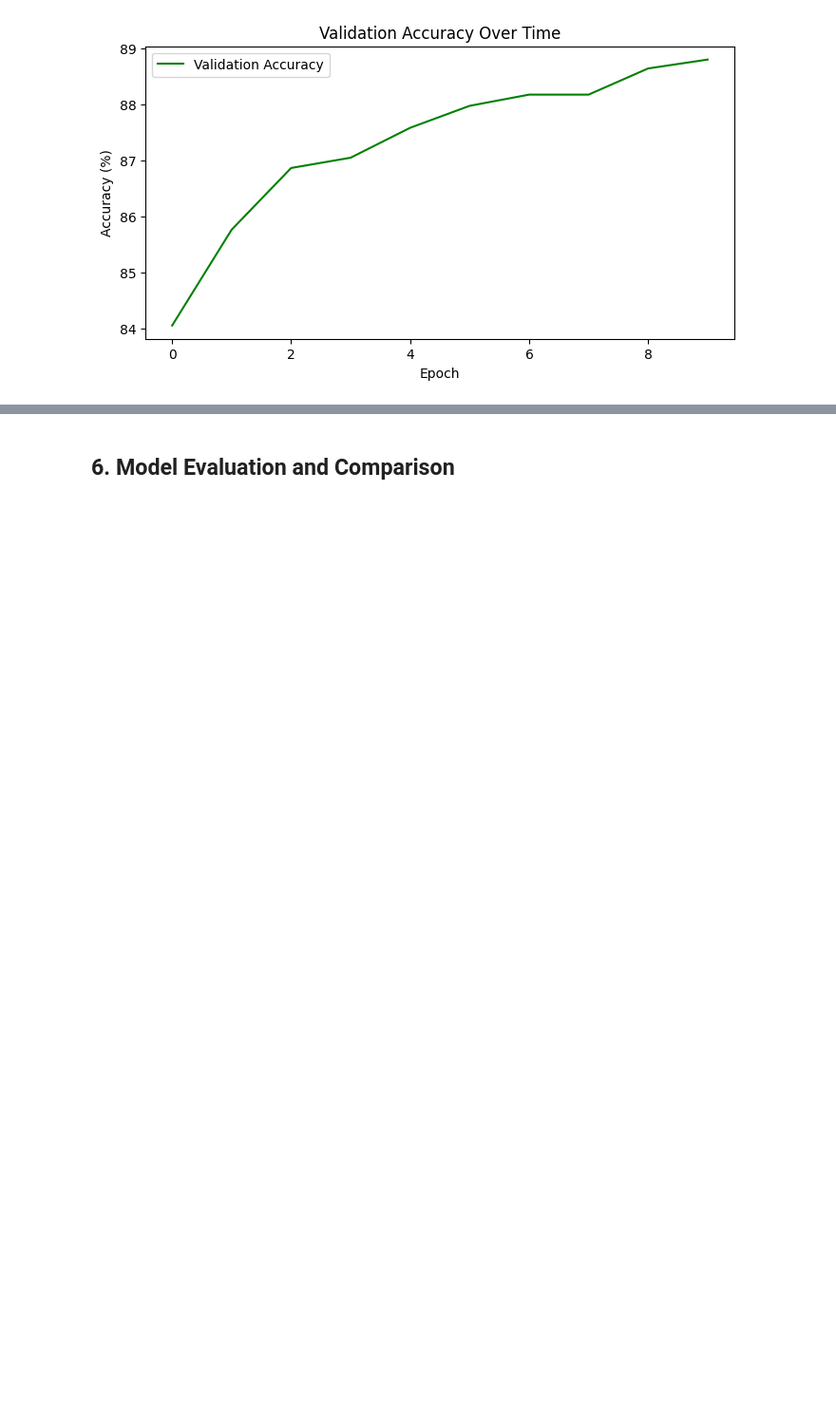
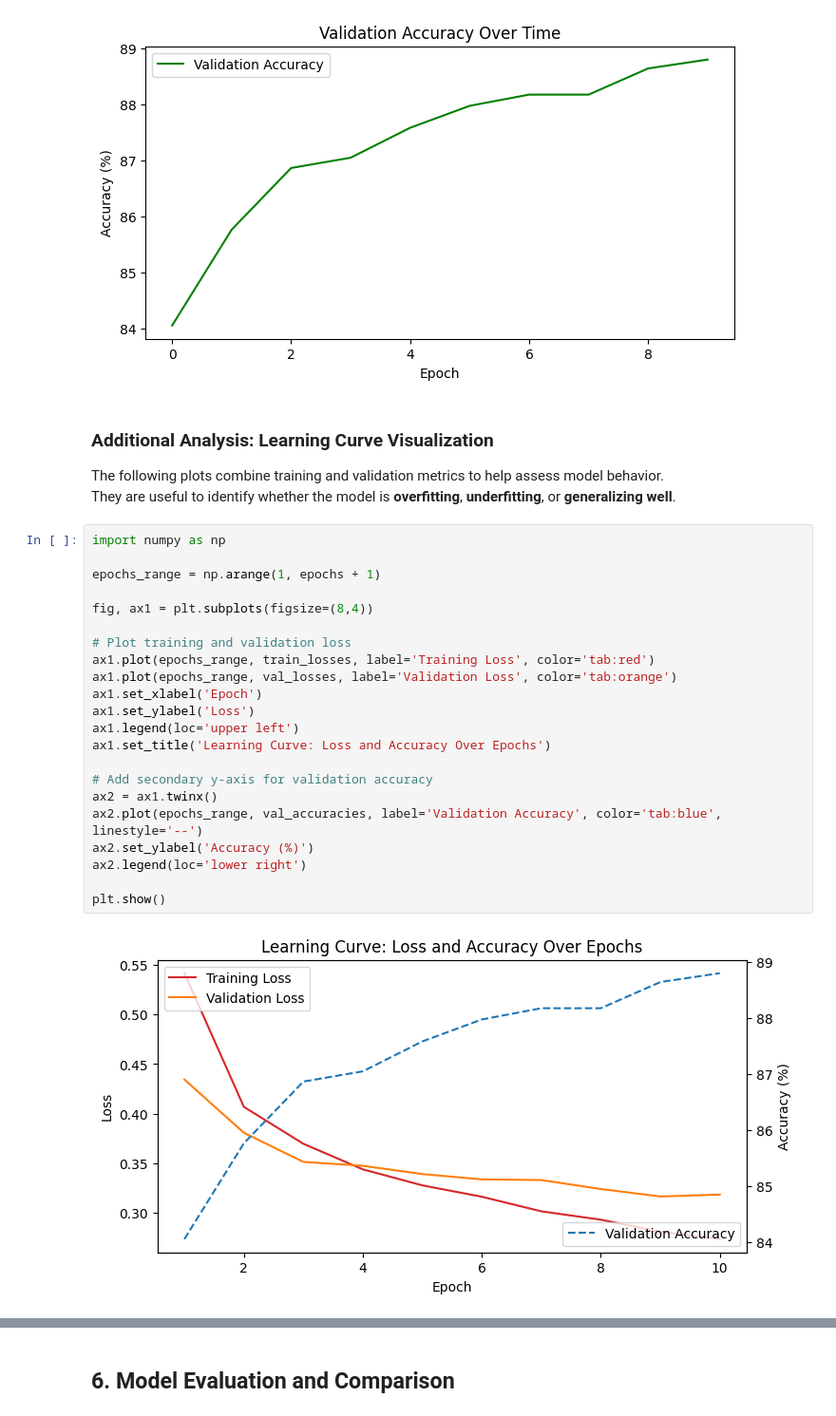
Before and after one commit to AQSAMOHSIN/FashionVision-Image-Classification-with-PyTorch, a Jupyter notebook: miniproject_1.ipynb, the cells around one changed output, grey strips where cells are left out. Shown: that part at 95% size. Drawn from its saved outputs; the diff is of its cells as text; blank space fills up the shorter version.

```diff
--- a/miniproject_1.ipynb
+++ b/miniproject_1.ipynb
@@ -227,3 +227,32 @@ Epoch 9/10 - Train Loss: 0.2806, Val Acc: 88.64%
 Epoch 10/10 - Train Loss: 0.2732, Val Acc: 88.80%
 [figure]
 [figure]
+# %% [markdown]
+### Additional Analysis: Learning Curve Visualization
+
+The following plots combine training and validation metrics to help assess model behavior.
+They are useful to identify whether the model is **overfitting**, **underfitting**, or **generalizing well**.
+# %%
+import numpy as np
+
+epochs_range = np.arange(1, epochs + 1)
+
+fig, ax1 = plt.subplots(figsize=(8,4))
+
+# Plot training and validation loss
+ax1.plot(epochs_range, train_losses, label='Training Loss', color='tab:red')
+ax1.plot(epochs_range, val_losses, label='Validation Loss', color='tab:orange')
+ax1.set_xlabel('Epoch')
+ax1.set_ylabel('Loss')
+ax1.legend(loc='upper left')
+ax1.set_title('Learning Curve: Loss and Accuracy Over Epochs')
+
+# Add secondary y-axis for validation accuracy
+ax2 = ax1.twinx()
+ax2.plot(epochs_range, val_accuracies, label='Validation Accuracy', color='tab:blue', linestyle='--')
+ax2.set_ylabel('Accuracy (%)')
+ax2.legend(loc='lower right')
+
+plt.show()
+# %% [output]
+[figure, added]
```
Also changed, not shown: parts of 2 cells of this notebook.
